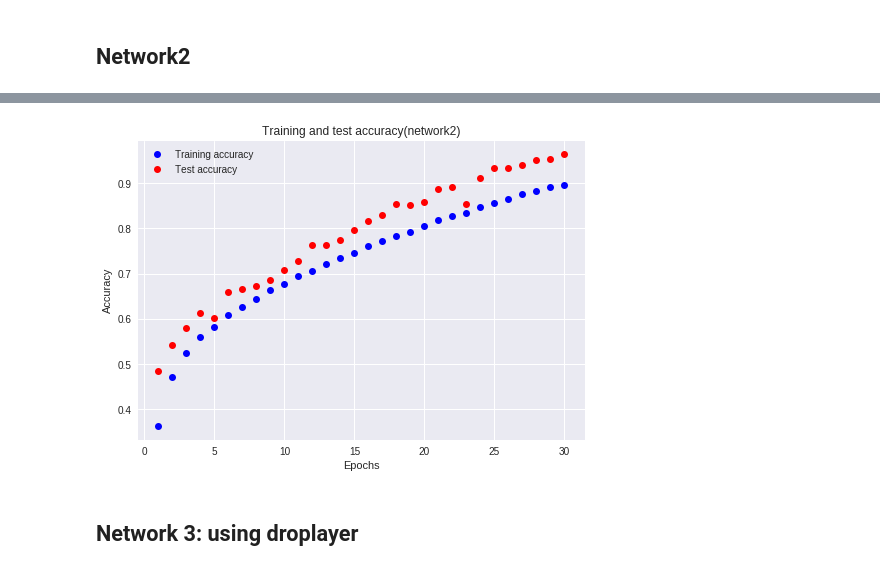
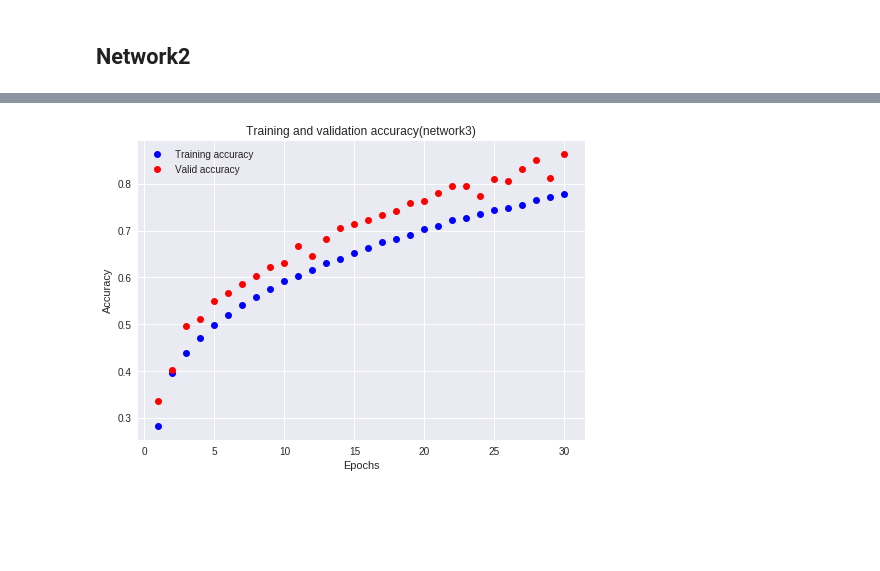
Before and after one commit to shirleyzz/cap5610_machineleanrning, a Jupyter notebook: Assignment2/HW2(1).ipynb, the cells around one changed output, grey strips where cells are left out. Cells and saved outputs as stored; diff of their text form; code cells hidden in the pictures; blank space fills up the shorter version.

```diff
--- a/Assignment2/HW2(1).ipynb
+++ b/Assignment2/HW2(1).ipynb
@@ -189,15 +275,13 @@ plt.show()
 # %%
 #display training and test accuracy
 acc_values = history_dict['acc']
 test_acc_values = history_dict['val_acc']
 plt.plot(epochs_range, acc_values, 'bo', label='Training accuracy')
-plt.plot(epochs_range, test_acc_values, 'ro', label='Test accuracy')
-plt.title('Training and test accuracy(network2)')
+plt.plot(epochs_range, test_acc_values, 'ro', label='Valid accuracy')
+plt.title('Training and validation accuracy(network3)')
 plt.xlabel('Epochs')
 plt.ylabel('Accuracy')
 plt.legend()
 plt.show()
 # %% [output]
-[figure, old version]
+[figure, new version]
-# %% [markdown]
-## Network 3: using droplayer
```
Also changed, not shown: parts of 24 cells of this notebook.
